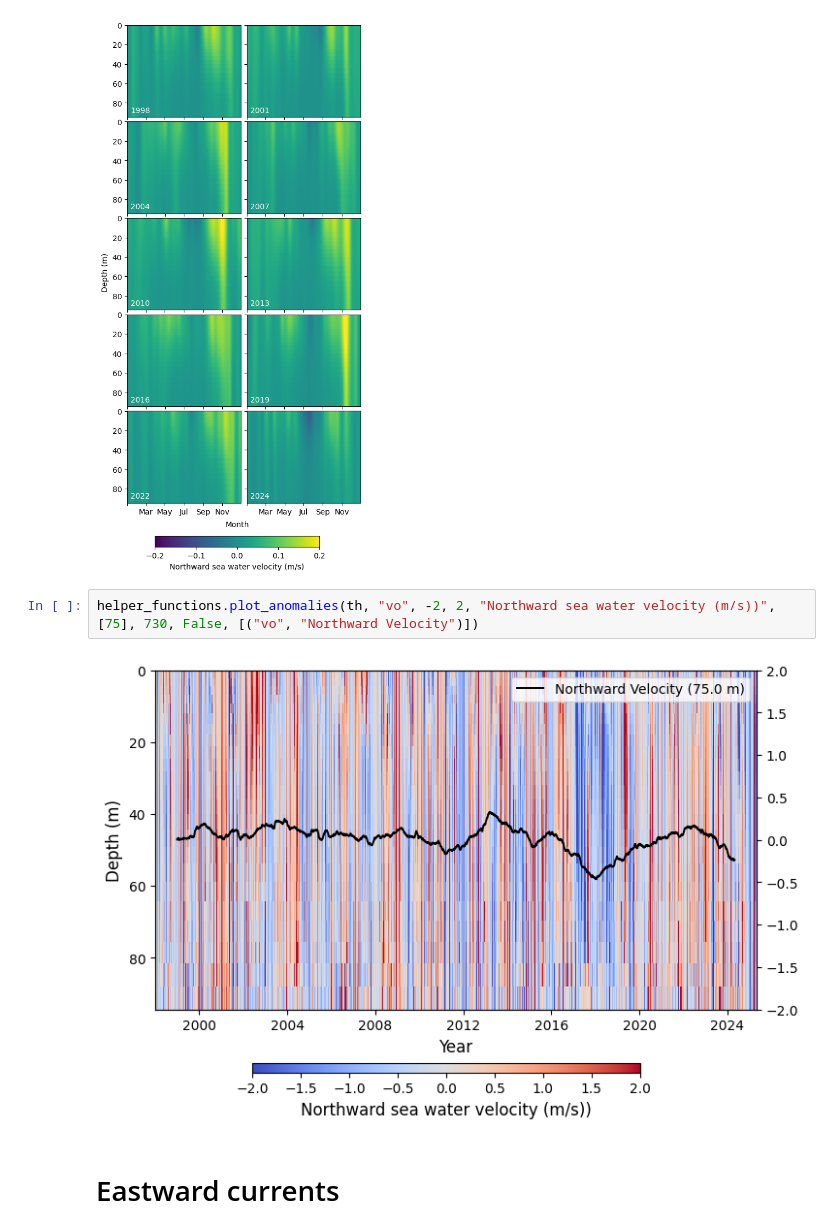
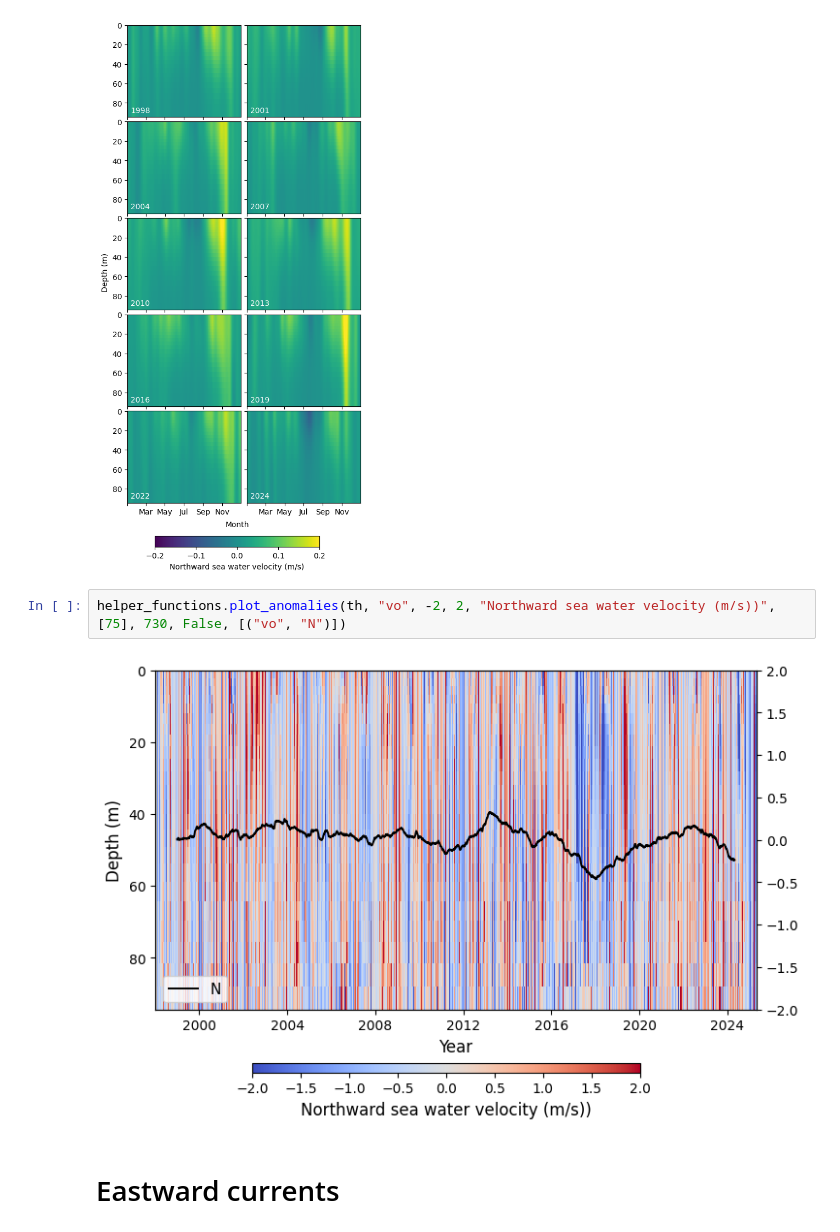
Before and after one commit to BahneTP/medsea-interannual-clustering, a Jupyter notebook: island.of.vis_analysis/thermohaline_analysis.ipynb, the cells around one changed output. Cells and saved outputs as stored; diff of their text form.

```diff
--- a/island.of.vis_analysis/thermohaline_analysis.ipynb
+++ b/island.of.vis_analysis/thermohaline_analysis.ipynb
@@ -123,9 +123,9 @@ helper_functions.plot_hovmoeller_grid(
 # %% [output]
 [figure]
 # %%
-helper_functions.plot_anomalies(th, "vo", -2, 2, "Northward sea water velocity (m/s))", [75], 730, False, [("vo", "Northward Velocity")])
+helper_functions.plot_anomalies(th, "vo", -2, 2, "Northward sea water velocity (m/s))", [75], 730, False, [("vo", "N")])
 # %% [output]
-[figure, old version]
+[figure, new version]
 # %% [markdown]
 # Eastward currents
 # %%
```
Also changed, not shown: parts of 3 cells of this notebook, 12 other files.
